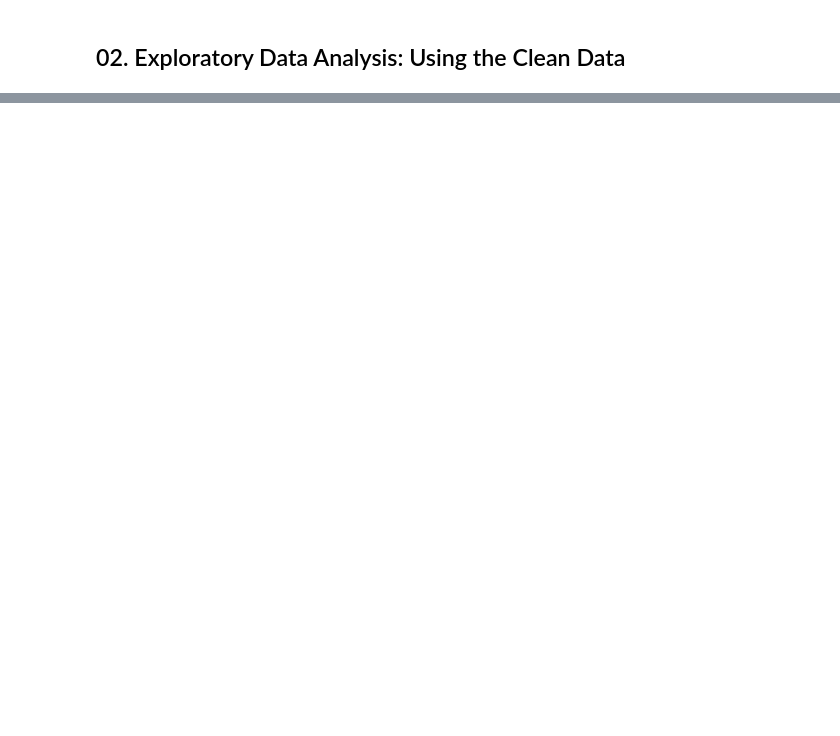
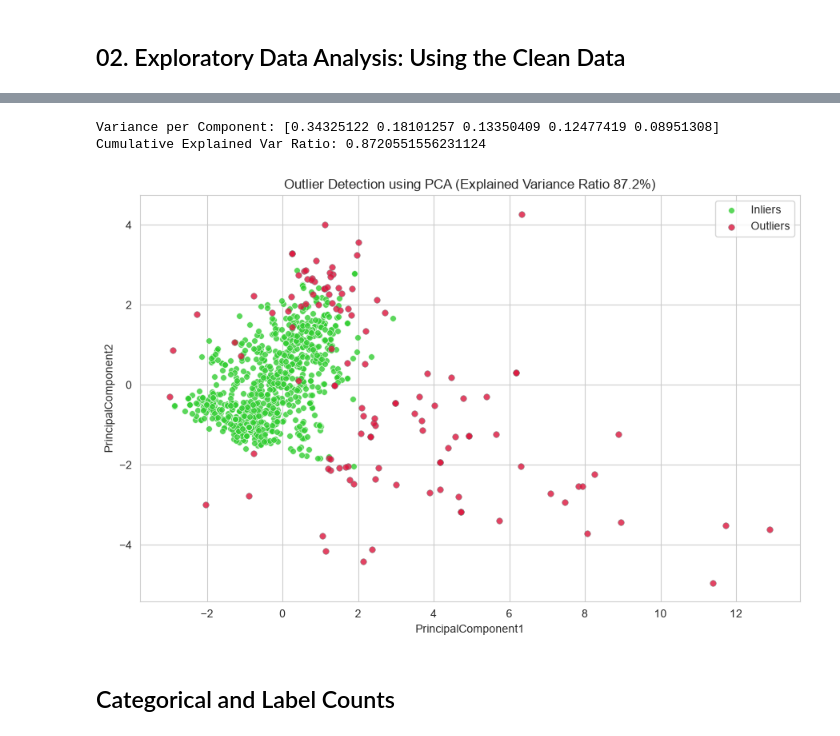
Before and after one commit to leiandrei/sms-smishing-classification, a Jupyter notebook: notebooks/02_exploratory_da.ipynb, the cells around one changed output, grey strips where cells are left out. Saved outputs shown, nothing was run; the diff lists cells and outputs as text; code cells hidden in the pictures; blank space fills up the shorter version.

```diff
--- a/notebooks/02_exploratory_da.ipynb
+++ b/notebooks/02_exploratory_da.ipynb
@@ -180,0 +100,47 @@ Text(0, 0.5, 'Principal Component 2 (24.5%)')
+# %%
+# pca outlier detection projected in a 2D Space
+
+scaler = StandardScaler()
+
+pca_data = data[numerical_cols]
+scaled_data = scaler.fit_transform(pca_data)
+
+pca = PCA(n_components=0.80, random_state=42)
+pca_components = pca.fit_transform(scaled_data)
+pca.fit(scaled_data)
+
+components = pd.DataFrame({
+    'PrincipalComponent1' : pca_components[:, 0],
+    'PrincipalComponent2' : pca_components[:, 1]
+})
+
+components['is_outlier'] = outlier_mask.any(axis=1).values
+
+print(f"Variance per Component: {pca.explained_variance_ratio_}")
+print(f"Cumulative Explained Var Ratio: {np.sum(pca.explained_variance_ratio_)}")
+# %% [output]
+Variance per Component: [0.34325122 0.18101257 0.13350409 0.12477419 0.08951308]
+Cumulative Explained Var Ratio: 0.8720551556231124
+# %%
+sns.set_style('whitegrid')
+
+fig, ax = plt.subplots(figsize=(9, 6))
+
+labels = ['Inliers', 'Outliers']
+
+sns.scatterplot(data=components[components['is_outlier'] == False], x='PrincipalComponent1',
+                y='PrincipalComponent2', alpha=0.8,
+                color='limegreen', ax=ax, s=30)
+
+sns.scatterplot(data=components[components['is_outlier'] == True], x='PrincipalComponent1',
+                y='PrincipalComponent2', alpha=0.8,
+                color='crimson', ax=ax, edgecolor='gray', s=30)
+
+ax.set_title('Outlier Detection using PCA (Explained Variance Ratio 87.2%)')
+plt.legend(labels)
+
+plt.tight_layout()
+# %% [output]
+[figure, added]
+# %% [markdown]
+## Categorical and Label Counts
```
Also changed, not shown: parts of 19 cells of this notebook, 1 other file.
